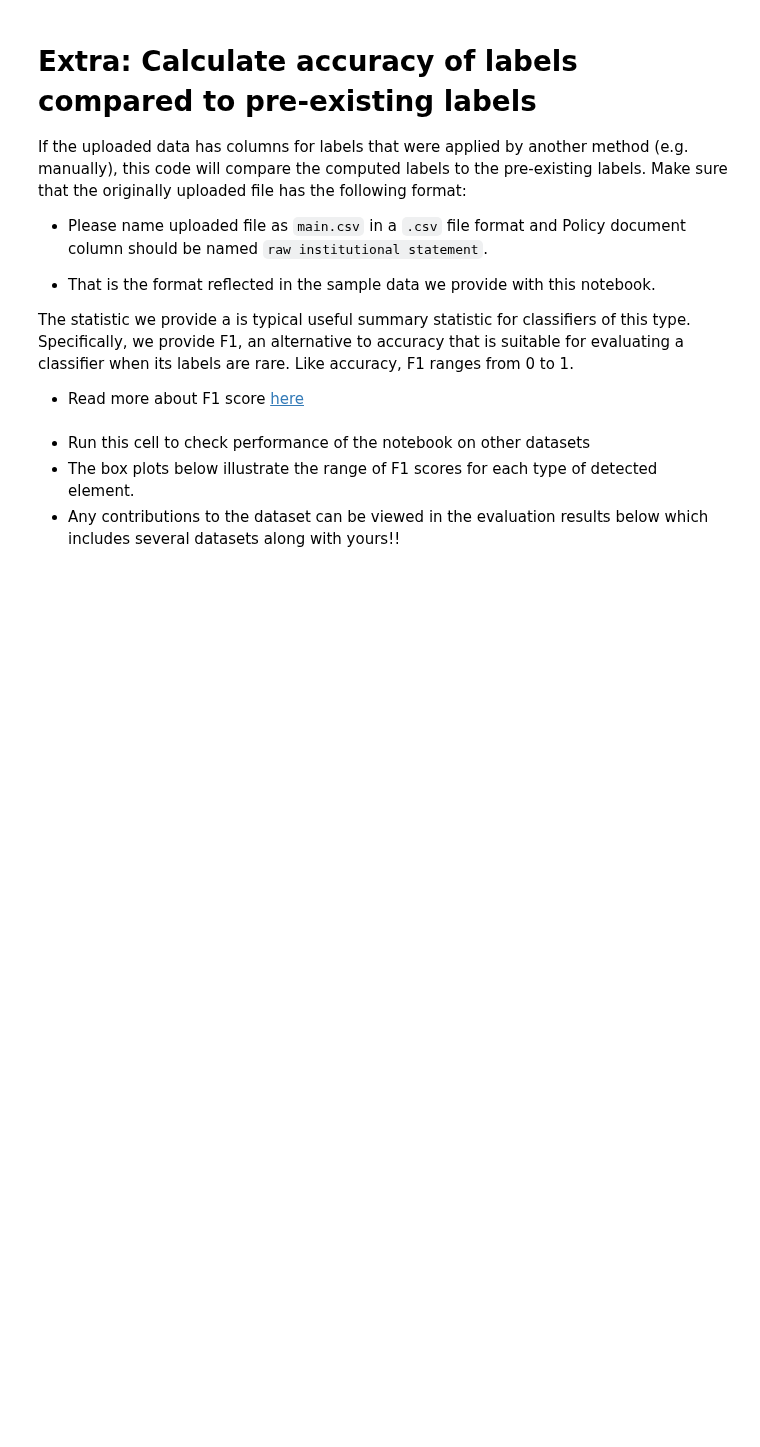
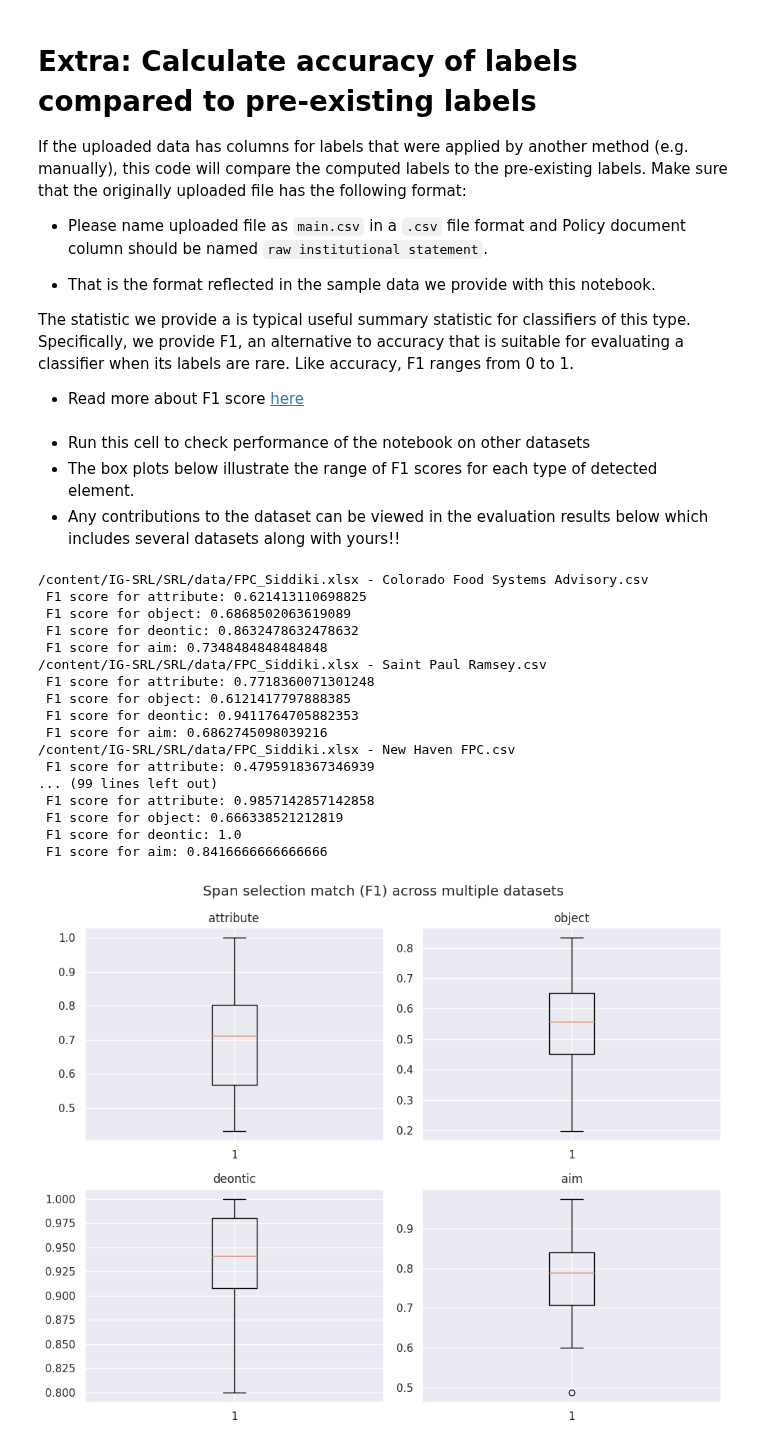
Before and after one commit to Mahasweta-usc/NLP4GOV, a Jupyter notebook: ABDICO_parsing.ipynb, the cells around one changed output. Saved outputs shown, nothing was run; the diff lists cells and outputs as text; code cells hidden in the pictures; blank space fills up the shorter version.

```diff
--- a/ABDICO_parsing.ipynb
+++ b/ABDICO_parsing.ipynb
@@ -170,6 +173,25 @@ The statistic we provide a is typical useful summary statistic for classifiers o
 * Any contributions to the dataset can be viewed in the evaluation results below which includes several datasets along with yours!!
 # %%
 evaluation = SRL.SRL()
-plt, sampled_data = evaluation.srl_eval()
+plt = evaluation.srl_eval()
 plt.tight_layout()
 plt.show()
+# %% [output]
+/content/IG-SRL/SRL/data/FPC_Siddiki.xlsx - Colorado Food Systems Advisory.csv
+ F1 score for attribute: 0.621413110698825
+ F1 score for object: 0.6868502063619089
+ F1 score for deontic: 0.8632478632478632
+ F1 score for aim: 0.7348484848484848
+/content/IG-SRL/SRL/data/FPC_Siddiki.xlsx - Saint Paul Ramsey.csv
+ F1 score for attribute: 0.7718360071301248
+ F1 score for object: 0.6121417797888385
+ F1 score for deontic: 0.9411764705882353
+ F1 score for aim: 0.6862745098039216
+/content/IG-SRL/SRL/data/FPC_Siddiki.xlsx - New Haven FPC.csv
+ F1 score for attribute: 0.4795918367346939
+... (99 lines left out)
+ F1 score for attribute: 0.9857142857142858
+ F1 score for object: 0.666338521212819
+ F1 score for deontic: 1.0
+ F1 score for aim: 0.8416666666666666
+[figure, added]
```
Also changed, not shown: parts of 5 cells of this notebook.
